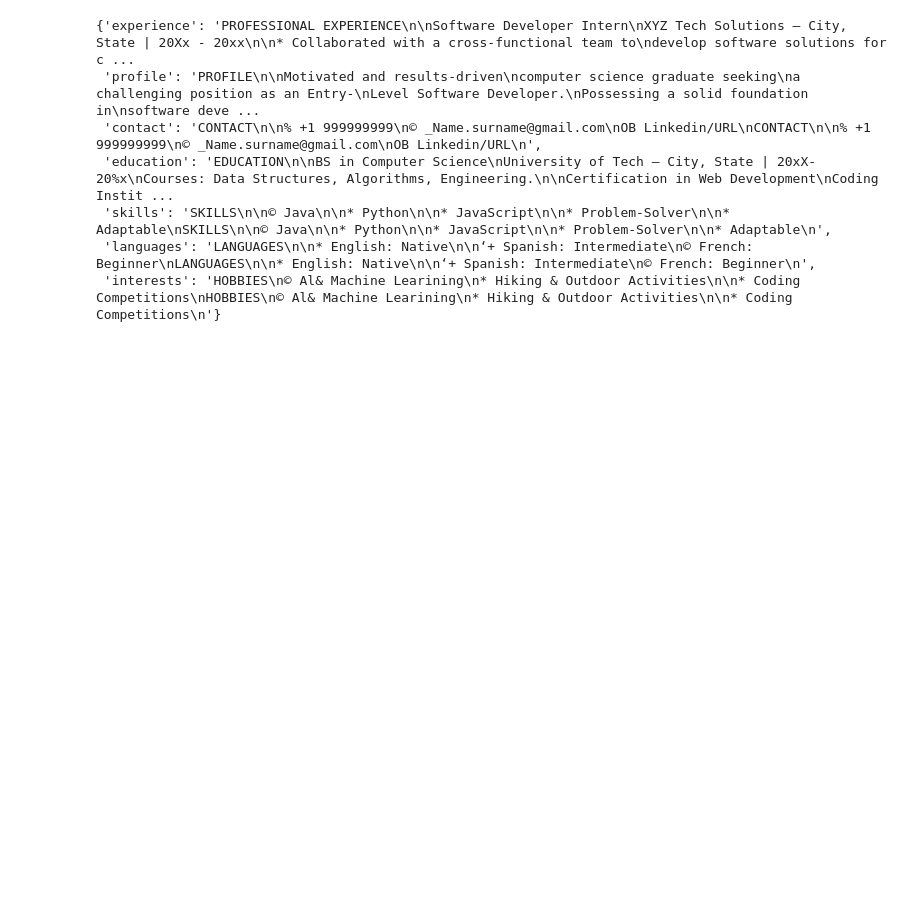
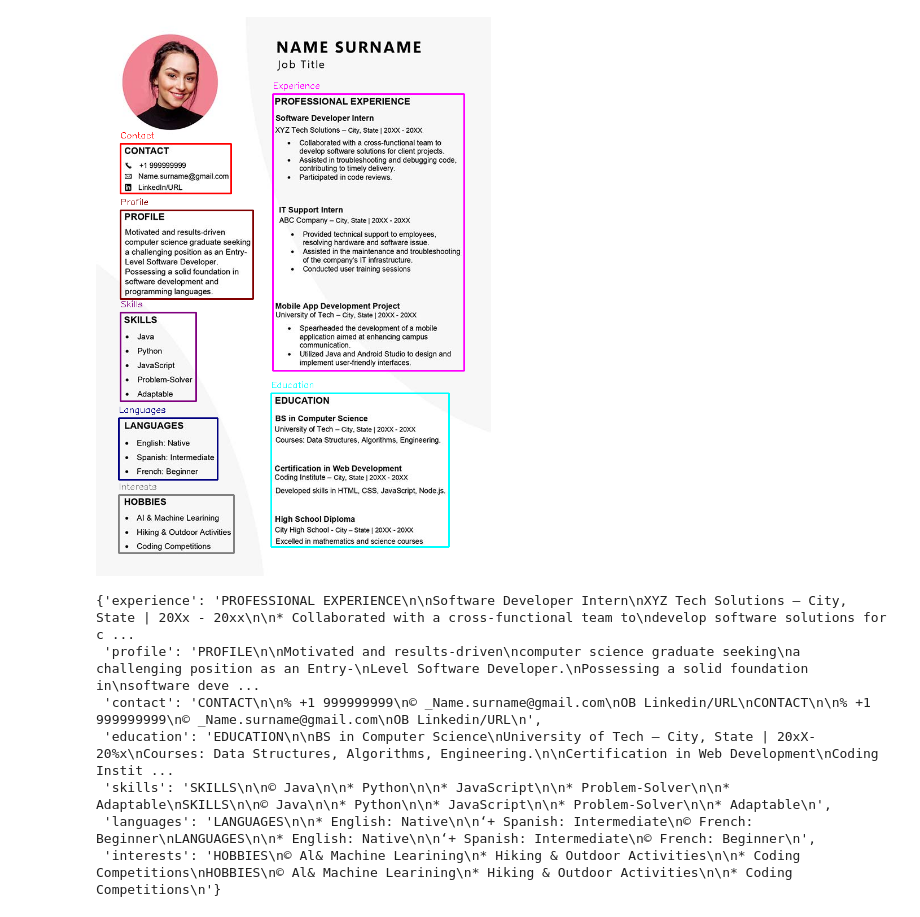
Before and after one commit to abaoxomtieu/Resume-Parsing, a Jupyter notebook: notebook.ipynb, the cells around one changed output. Cells and saved outputs as stored; diff of their text form; code cells hidden in the pictures; blank space fills up the shorter version.

```diff
--- a/notebook.ipynb
+++ b/notebook.ipynb
@@ -40,4 +16,3 @@ outputs = inference(
     threshold_confidence=0.7,
     threshold_iou=0.7,
 )
-outputs = extract_text(outputs,image_origin=image_origin)
@@ -50,3 +19,10 @@ cv2.destroyAllWindows()
+# %%
+from src.utils.utils_segment import draw_bounding_boxes
+image = draw_bounding_boxes(image_origin, outputs)
+# %%
+image
+# %% [output]
+[figure, added]
 # %%
 def extract_text_dict(outputs):
     result_dict = {}
```
Also changed, not shown: parts of 5 cells of this notebook, 13 other files.
